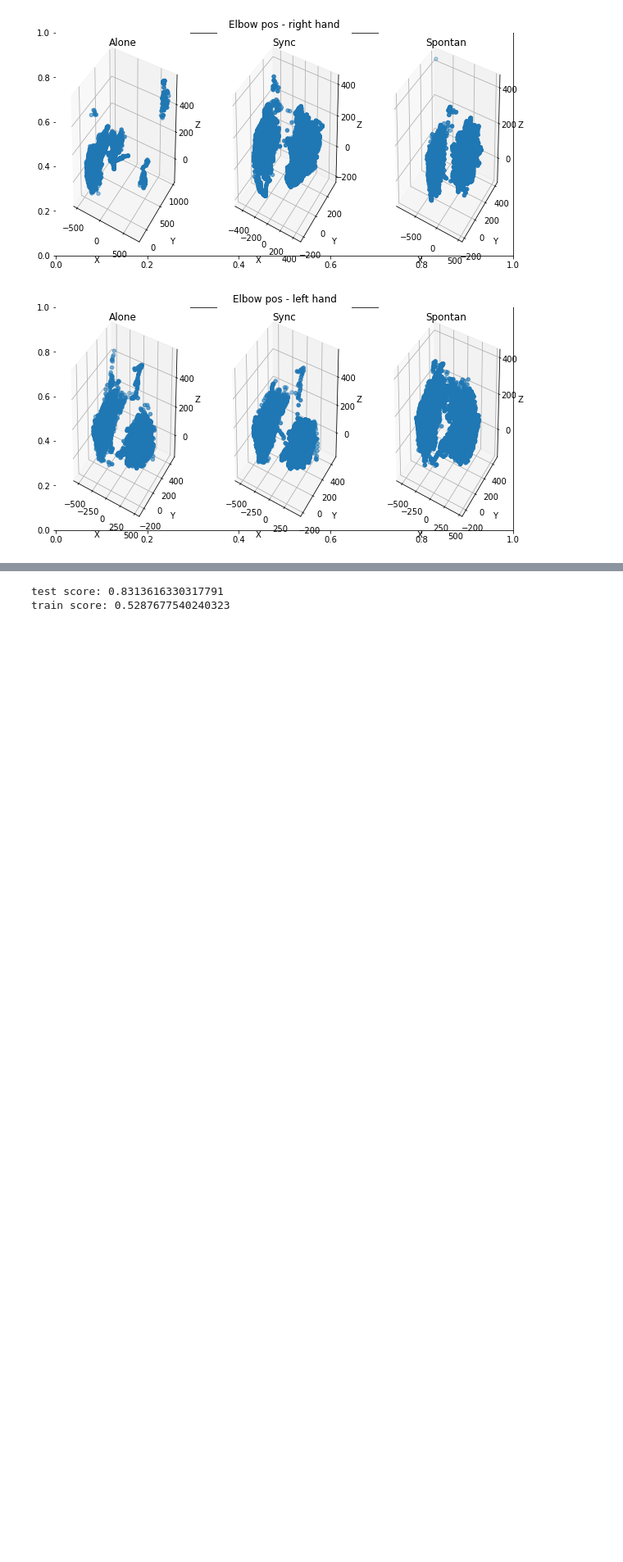
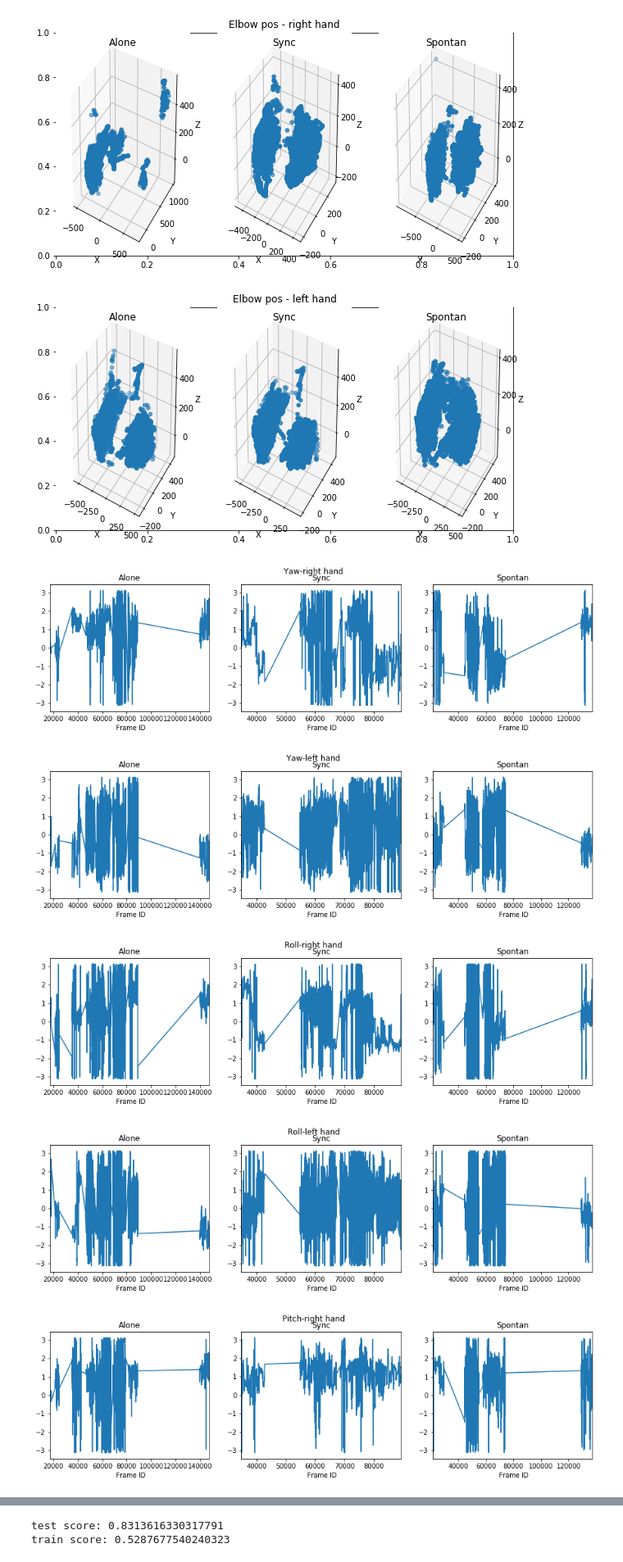
Before and after one commit to lilach199612/HMLFIPA, a Jupyter notebook: HMLFIPA.ipynb, the cells around one changed output, grey strips where cells are left out. Shown at 82% size. Saved outputs shown, nothing was run; the diff lists cells and outputs as text; code cells hidden in the pictures; blank space fills up the shorter version.

```diff
--- a/HMLFIPA.ipynb
+++ b/HMLFIPA.ipynb
@@ -301,3 +303,36 @@ for i in range(1,4):
 [figure]
 [figure]
 [figure]
+# %%
+for move in [" Yaw"," Roll"," Pitch"]:
+    fig=plt.figure(figsize=(15,3.6))
+    fig.suptitle(move+"-right hand")
+    for i in range(1,4):
+        plt.subplot(1,3,i)
+        train[train['Experiment_x']==str(i)][move+'_x'].plot()
+        if(i==1):
+            plt.title("Alone")
+        else:
+            if(i==2):
+                plt.title("Sync")
+            else:
+                plt.title("Spontan")
+
+    fig=plt.figure(figsize=(15,3.6))
+    fig.suptitle(move+"-left hand")
+    for i in range(1,4):
+        plt.subplot(1,3,i)
+        train[train['Experiment_x']==str(i)][move+'_y'].plot()
+        if(i==1):
+            plt.title("Alone")
+        else:
+            if(i==2):
+                plt.title("Sync")
+            else:
+                plt.title("Spontan")
+# %% [output]
+[figure, added]
+[figure, added]
+[figure, added]
+[figure, added]
+[figure, added]
```
Also changed, not shown: parts of 25 cells of this notebook.
